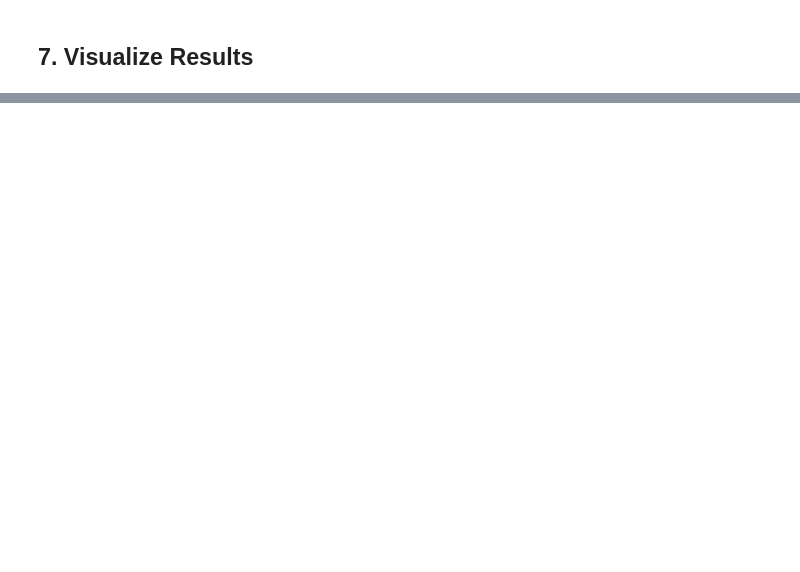
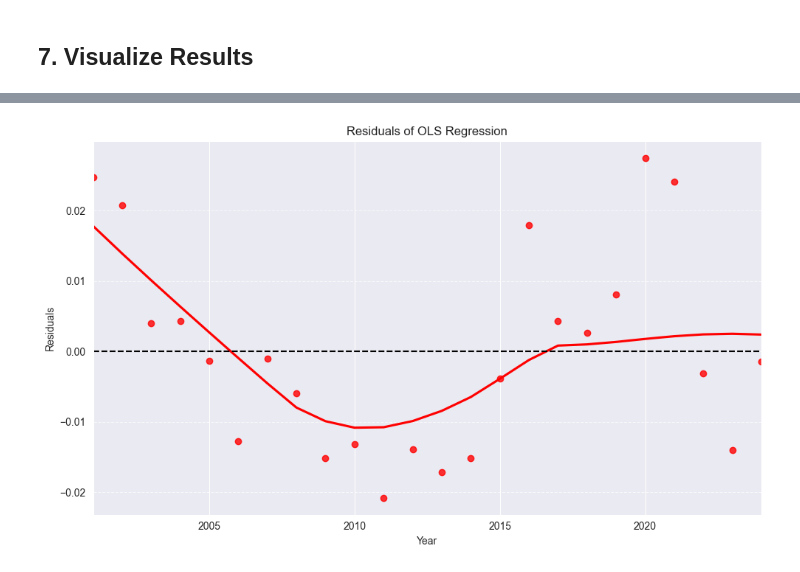
Before and after one commit to lmoceri723/Chicago-Crime, a Jupyter notebook: notebook.ipynb, the cells around one changed output, grey strips where cells are left out. Drawn from its saved outputs; the diff is of its cells as text; code cells hidden in the pictures; blank space fills up the shorter version.

Commit message:
added residuals plot

```diff
--- a/notebook.ipynb
+++ b/notebook.ipynb
@@ -231,0 +253,13 @@ plt.show()
+# %%
+# Make a residuals plot
+plt.figure(figsize=(10, 6))
+sns.residplot(x=yearly_proportions['Year'], y=ols_model.resid, lowess=True, color='red')
+plt.title('Residuals of OLS Regression')
+plt.xlabel('Year')
+plt.ylabel('Residuals')
+plt.axhline(0, color='black', linestyle='--')
+plt.grid(axis='y', linestyle='--', alpha=0.7)
+plt.tight_layout()
+plt.show()
+# %% [output]
+[figure, added]
```
Also changed, not shown: parts of 3 cells of this notebook.
